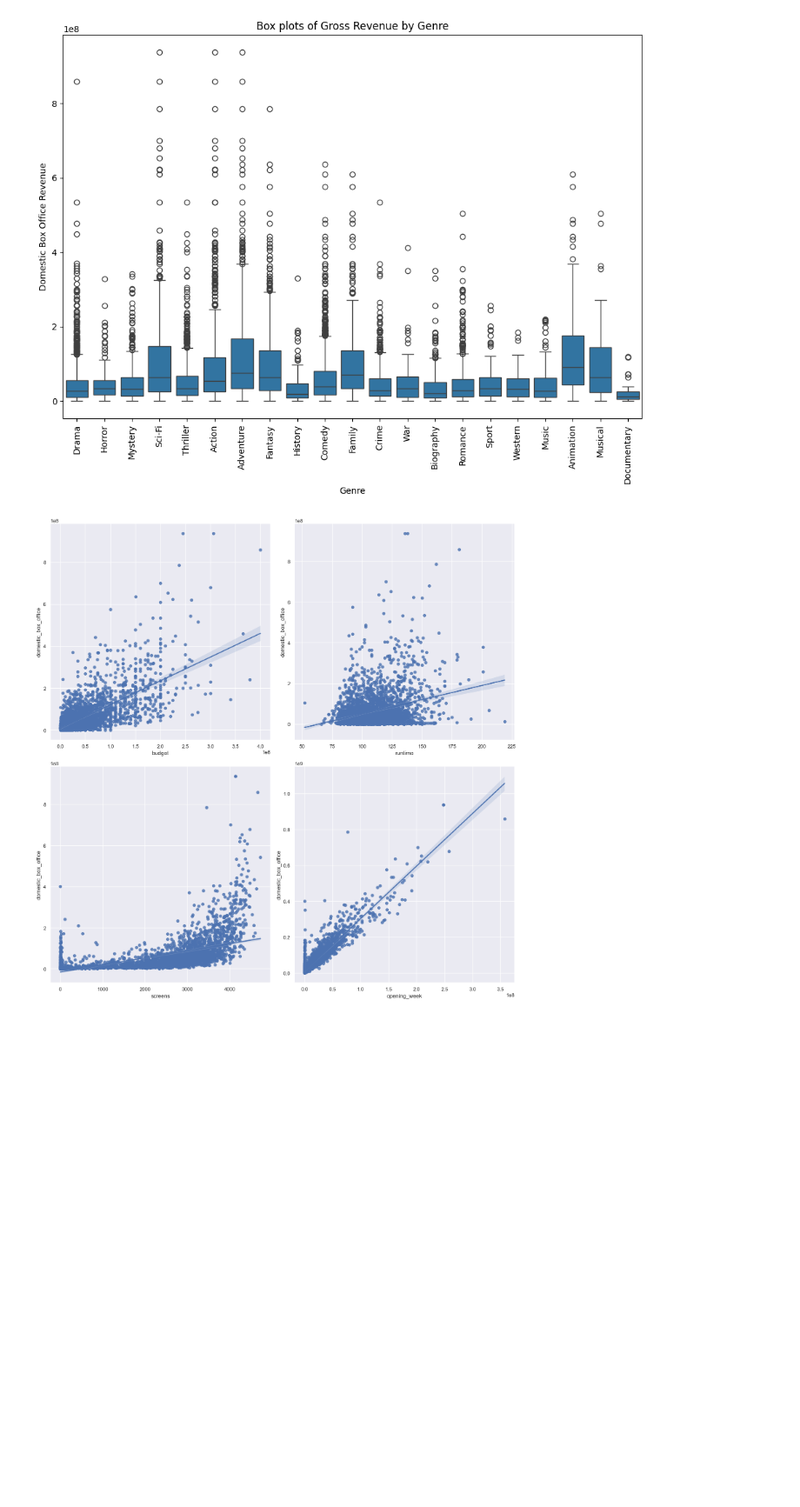
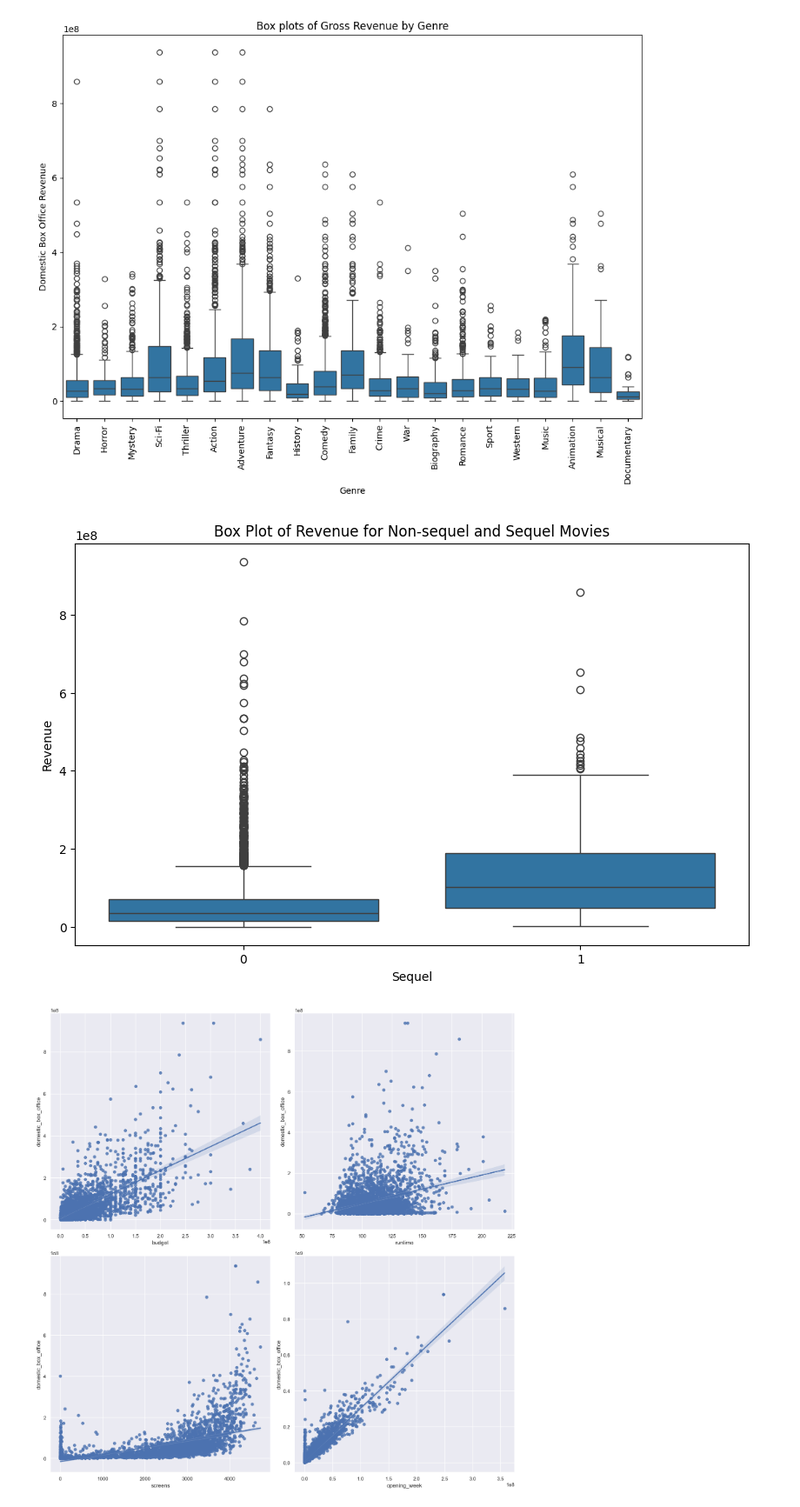
Before and after one commit to QuanTH02/2023.2-Data-Science, a Jupyter notebook: test.ipynb, the cells around one changed output. Shown at 87% size. Cells and saved outputs as stored; diff of their text form; code cells hidden in the pictures; blank space fills up the shorter version.

```diff
--- a/test.ipynb
+++ b/test.ipynb
@@ -245,6 +245,18 @@ plt.ylabel("Domestic Box Office Revenue")
 plt.show()
 # %% [output]
 [figure]
+# %%
+plt.figure(figsize=(10, 6))
+
+sns.boxplot(x="sequel", y="domestic_box_office", data=df)
+
+plt.xlabel("Sequel")
+plt.ylabel("Revenue")
+plt.title("Box Plot of Revenue for Non-sequel and Sequel Movies")
+
+plt.show()
+# %% [output]
+[figure, added]
 # %%
 outliers = df[["budget","runtime","screens","opening_week"]]
 # %%
```
Also changed, not shown: parts of 1 cell of this notebook, 13 other files.
